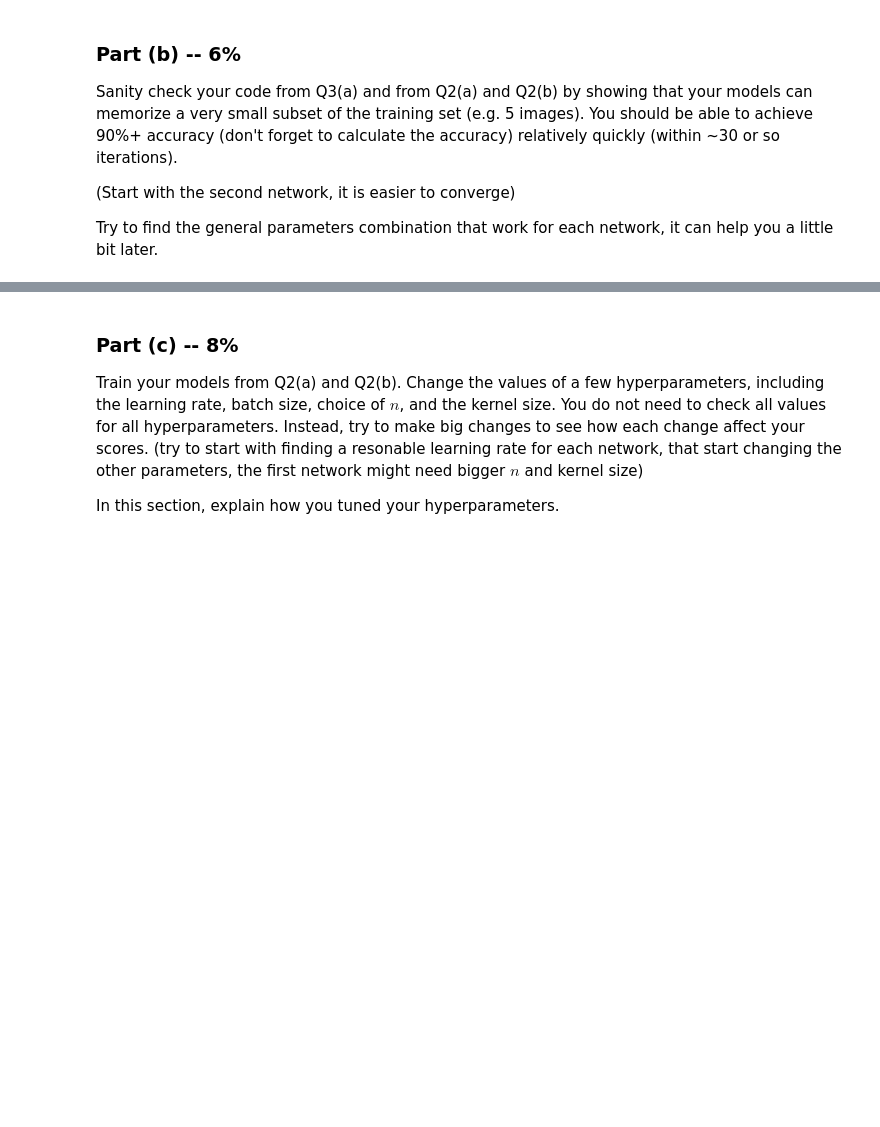
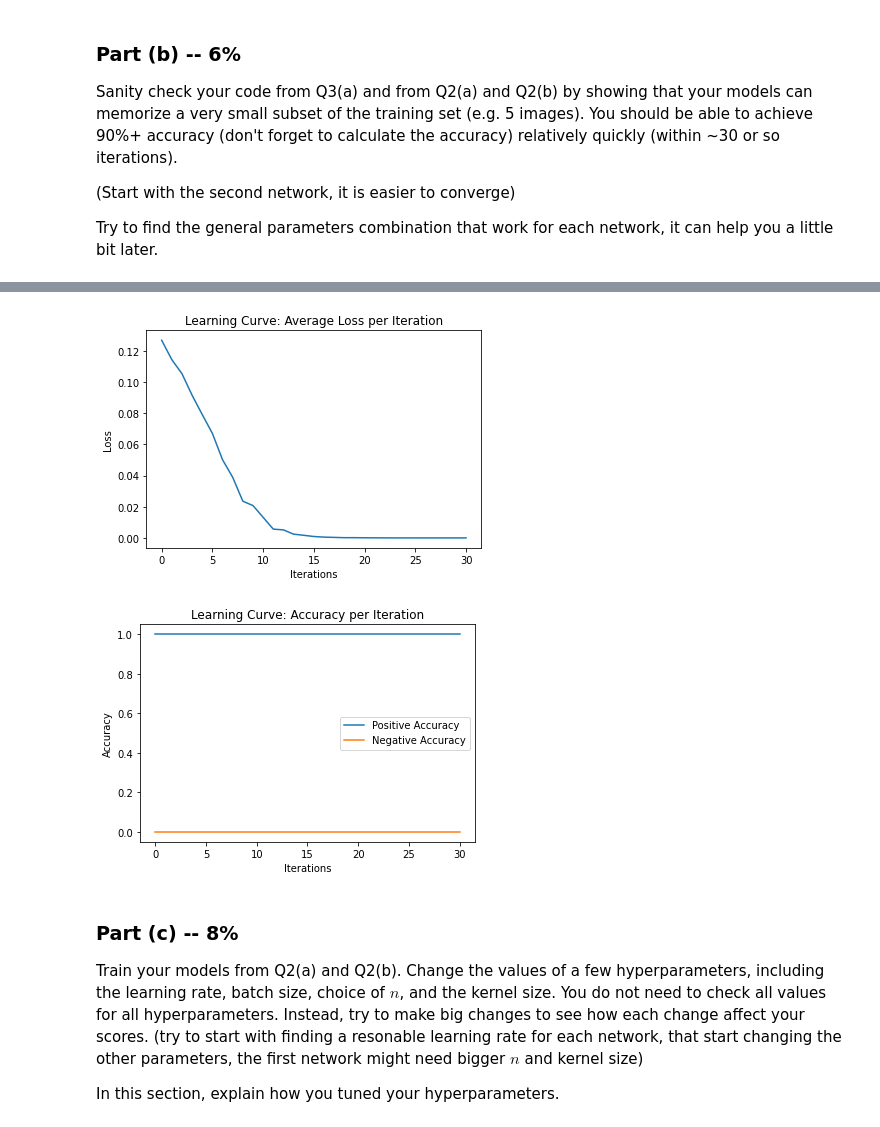
Before and after one commit to alexfok/IntroDeepLearning2022, a Jupyter notebook: Assignment3.ipynb, the cells around one changed output, grey strips where cells are left out. Drawn from its saved outputs; the diff is of its cells as text; code cells hidden in the pictures; blank space fills up the shorter version.

```diff
--- a/Assignment3.ipynb
+++ b/Assignment3.ipynb
@@ -218,20 +202,22 @@ test_m_data = None
 test_w_data = None
 valid_set = None
 train_set = None
-# Should we create the data sets or load the preloaded np arrays
-create_data = True
-create_data = False
 
-if create_data:
+if CREATE_DATA:
   # Create and save data sets
-  array_save_path = '/content/gdrive/My Drive/IntroDeepLearning2022Data/ex3/data.npy'
+  print('Create numpy arrays from raw data sets and save to GDrive')
   train_data, test_w_data, test_m_data = create_and_save_data(array_save_path)
 else:
+  print('Load the numpy arrays from GDrive')
   # Load the data files and initiate global variables:
   # train_data, test_m_data, test_w_data, valid_set, train_set
-  array_load_path = '/content/gdrive/My Drive/IntroDeepLearning2022Data/ex3/data.npy.npz'
   # Verify that data file exists
   # !ls -la '/content/gdrive/My Drive/IntroDeepLearning2022Data/ex3'
   train_data, test_w_data, test_m_data = load_numpy_arrays(array_load_path)
   # Split training data to training and validation
-valid_set, train_set = train_data[:20000], train_data[20000:]
+
+# Split the train data to train (80%) and validation (20%) data sets
+split_idx = int(train_data.shape[0]/5)
+print(f'train_data.shape: {train_data.shape}, split_idx: {split_idx}')
+valid_set, train_set = train_data[:split_idx], train_data[split_idx:]
+print(f'valid_set.shape: {valid_set.shape}, train_set.shape: {train_set.shape}')
@@ -541,3 +826,17 @@ Try to find the general parameters combination that work for each network, it ca
 # %%
 # Write your code here. Remember to include your results so that we can
 # see that your model attains a high training accuracy.
+#cnn = CNN()
+cnn = CNNChannel()
+DEBUG_NN = False
+checkpoint_path = '/content/gdrive/My Drive/IntroDeepLearning2022Data/mlp/ckpt-{}.pk'
+learning_curve_info = run_pytorch_gradient_descent(model=cnn,
+                                 train_data=train_set[:5],
+                                 validation_data=valid_set,
+                                 batch_size=5,
+                                 learning_rate=0.0005,
+                                 weight_decay=0,
+                                 max_iters=30,
+                                 checkpoint_path=checkpoint_path )
+plot_learning_curve(*learning_curve_info)
+# %% [output]
@@ -544,3 +861,5 @@ Try to find the general parameters combination that work for each network, it ca
+[figure, added]
+[figure, added]
 # %% [markdown]
 ### Part (c) -- 8%
 
```
Also changed, not shown: parts of 16 cells of this notebook.
